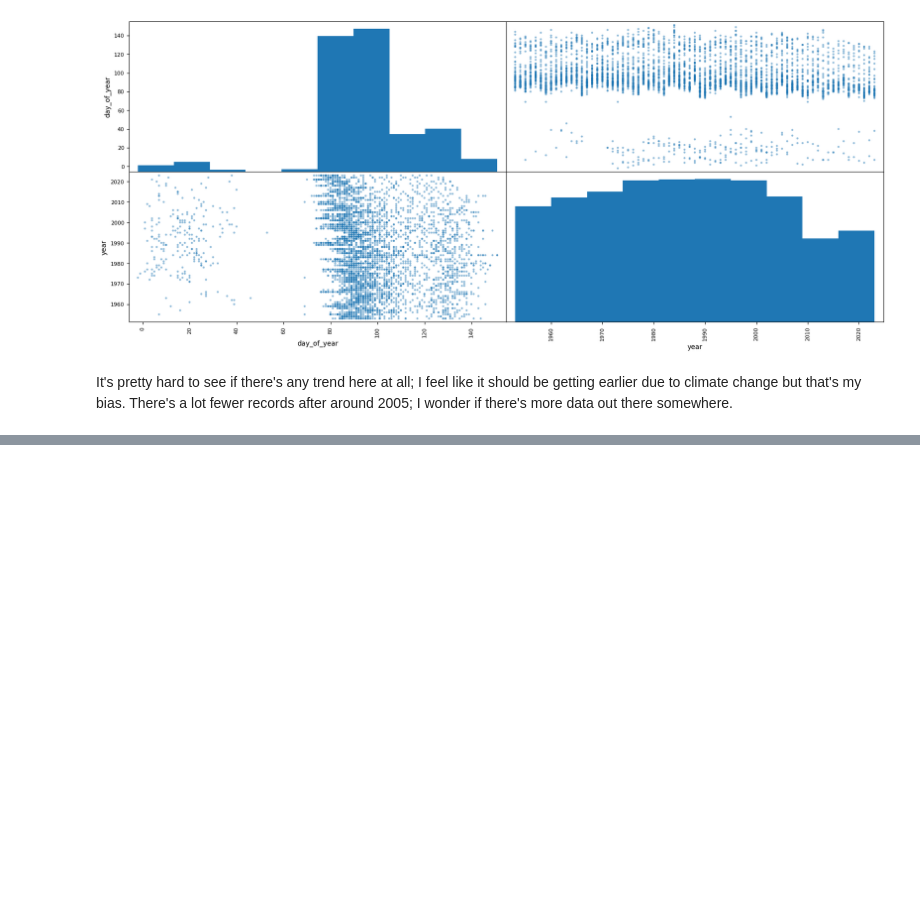
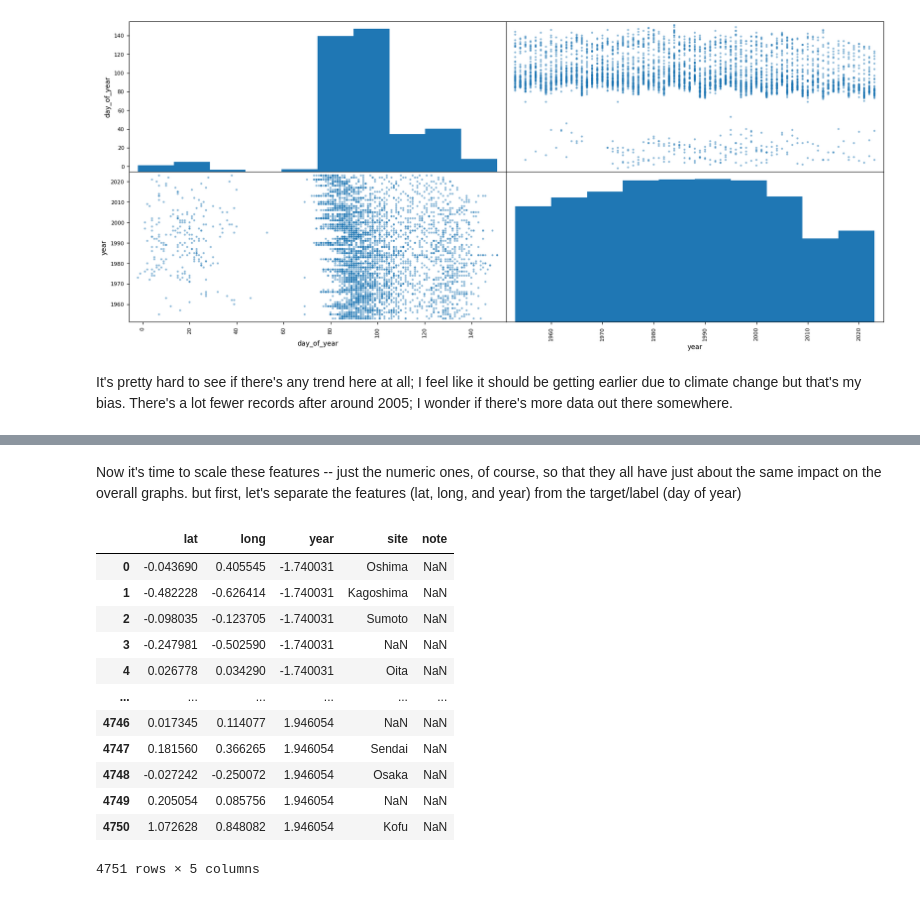
Before and after one commit to katemoser/hanami-ml-project, a Jupyter notebook: hanami.ipynb, the cells around one changed output, grey strips where cells are left out. Drawn from its saved outputs; the diff is of its cells as text; code cells hidden in the pictures; blank space fills up the shorter version.

```diff
--- a/hanami.ipynb
+++ b/hanami.ipynb
@@ -454,0 +442,2 @@ It's pretty hard to see if there's any trend here at all; I feel like it should
+# %% [markdown]
+Now it's time to scale these features -- just the numeric ones, of course, so that they all have just about the same impact on the overall graphs. but first, let's separate the features (lat, long, and year) from the target/label (day of year)
@@ -454,0 +456,17 @@ It's pretty hard to see if there's any trend here at all; I feel like it should
+# %%
+scaled_hanami_df
+# new.info()
+# %% [output]
+|  | lat | long | year | site | note |
+| 0 | -0.043690 | 0.405545 | -1.740031 | Oshima | NaN |
+| 1 | -0.482228 | -0.626414 | -1.740031 | Kagoshima | NaN |
+| 2 | -0.098035 | -0.123705 | -1.740031 | Sumoto | NaN |
+| 3 | -0.247981 | -0.502590 | -1.740031 | NaN | NaN |
+| 4 | 0.026778 | 0.034290 | -1.740031 | Oita | NaN |
+| ... | ... | ... | ... | ... | ... |
+| 4746 | 0.017345 | 0.114077 | 1.946054 | NaN | NaN |
+| 4747 | 0.181560 | 0.366265 | 1.946054 | Sendai | NaN |
+| 4748 | -0.027242 | -0.250072 | 1.946054 | Osaka | NaN |
+| 4749 | 0.205054 | 0.085756 | 1.946054 | NaN | NaN |
+| 4750 | 1.072628 | 0.848082 | 1.946054 | Kofu | NaN |
+4751 rows × 5 columns
```
Also changed, not shown: parts of 35 cells of this notebook.
